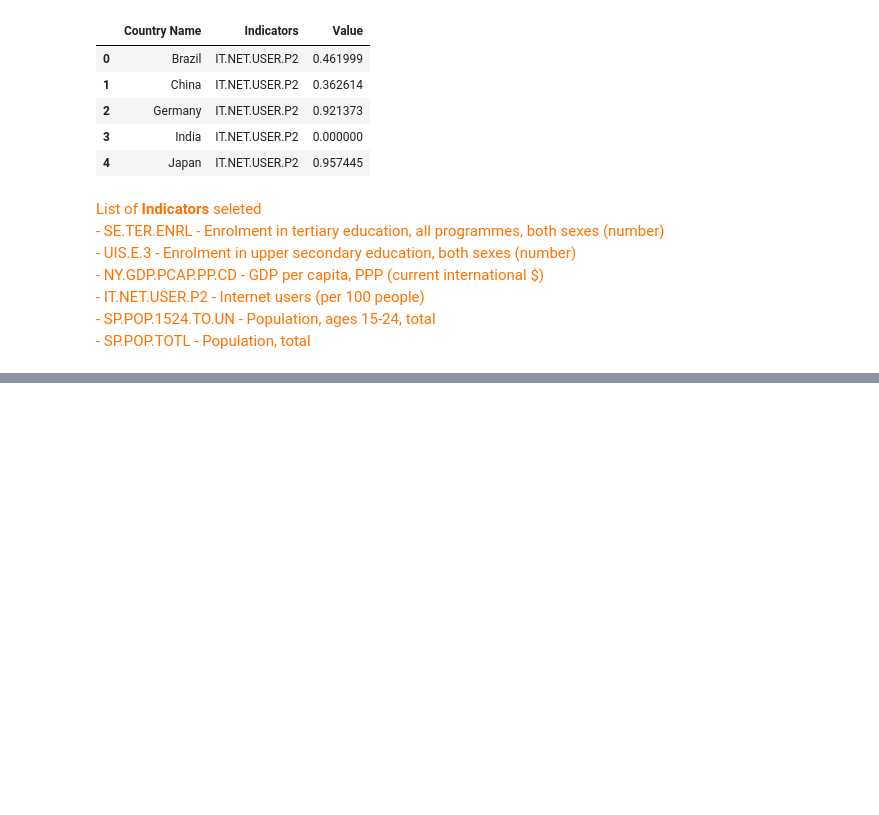
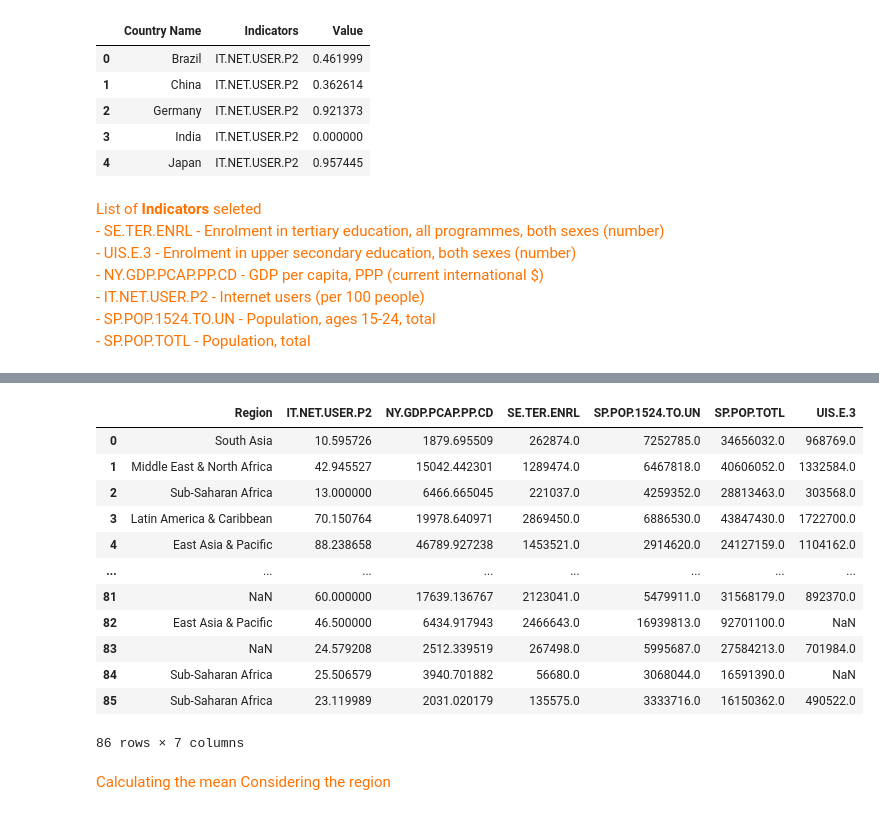
Before and after one commit to samirhinojosa/OC-P2-education-statistics, a Jupyter notebook: notebook.ipynb, the cells around one changed output, grey strips where cells are left out. Cells and saved outputs as stored; diff of their text form; code cells hidden in the pictures; blank space fills up the shorter version.

```diff
--- a/notebook.ipynb
+++ b/notebook.ipynb
@@ -1460,0 +1565,20 @@ List of <strong>Indicators</strong> seleted<br>
+# %%
+df_temp
+# %% [output]
+|  | Region | IT.NET.USER.P2 | NY.GDP.PCAP.PP.CD | SE.TER.ENRL | SP.POP.1524.TO.UN | SP.POP.TOTL | UIS.E.3 |
+| 0 | South Asia | 10.595726 | 1879.695509 | 262874.0 | 7252785.0 | 34656032.0 | 968769.0 |
+| 1 | Middle East & North Africa | 42.945527 | 15042.442301 | 1289474.0 | 6467818.0 | 40606052.0 | 1332584.0 |
+| 2 | Sub-Saharan Africa | 13.000000 | 6466.665045 | 221037.0 | 4259352.0 | 28813463.0 | 303568.0 |
+| 3 | Latin America & Caribbean | 70.150764 | 19978.640971 | 2869450.0 | 6886530.0 | 43847430.0 | 1722700.0 |
+| 4 | East Asia & Pacific | 88.238658 | 46789.927238 | 1453521.0 | 2914620.0 | 24127159.0 | 1104162.0 |
+| ... | ... | ... | ... | ... | ... | ... | ... |
+| 81 | NaN | 60.000000 | 17639.136767 | 2123041.0 | 5479911.0 | 31568179.0 | 892370.0 |
+| 82 | East Asia & Pacific | 46.500000 | 6434.917943 | 2466643.0 | 16939813.0 | 92701100.0 | NaN |
+| 83 | NaN | 24.579208 | 2512.339519 | 267498.0 | 5995687.0 | 27584213.0 | 701984.0 |
+| 84 | Sub-Saharan Africa | 25.506579 | 3940.701882 | 56680.0 | 3068044.0 | 16591390.0 | NaN |
+| 85 | Sub-Saharan Africa | 23.119989 | 2031.020179 | 135575.0 | 3333716.0 | 16150362.0 | 490522.0 |
+86 rows × 7 columns
+# %% [markdown]
+<div style="color: RGB(255,114,0);">
+Calculating the mean Considering the region
+</div>
```
Also changed, not shown: parts of 42 cells of this notebook, 1 other file.
